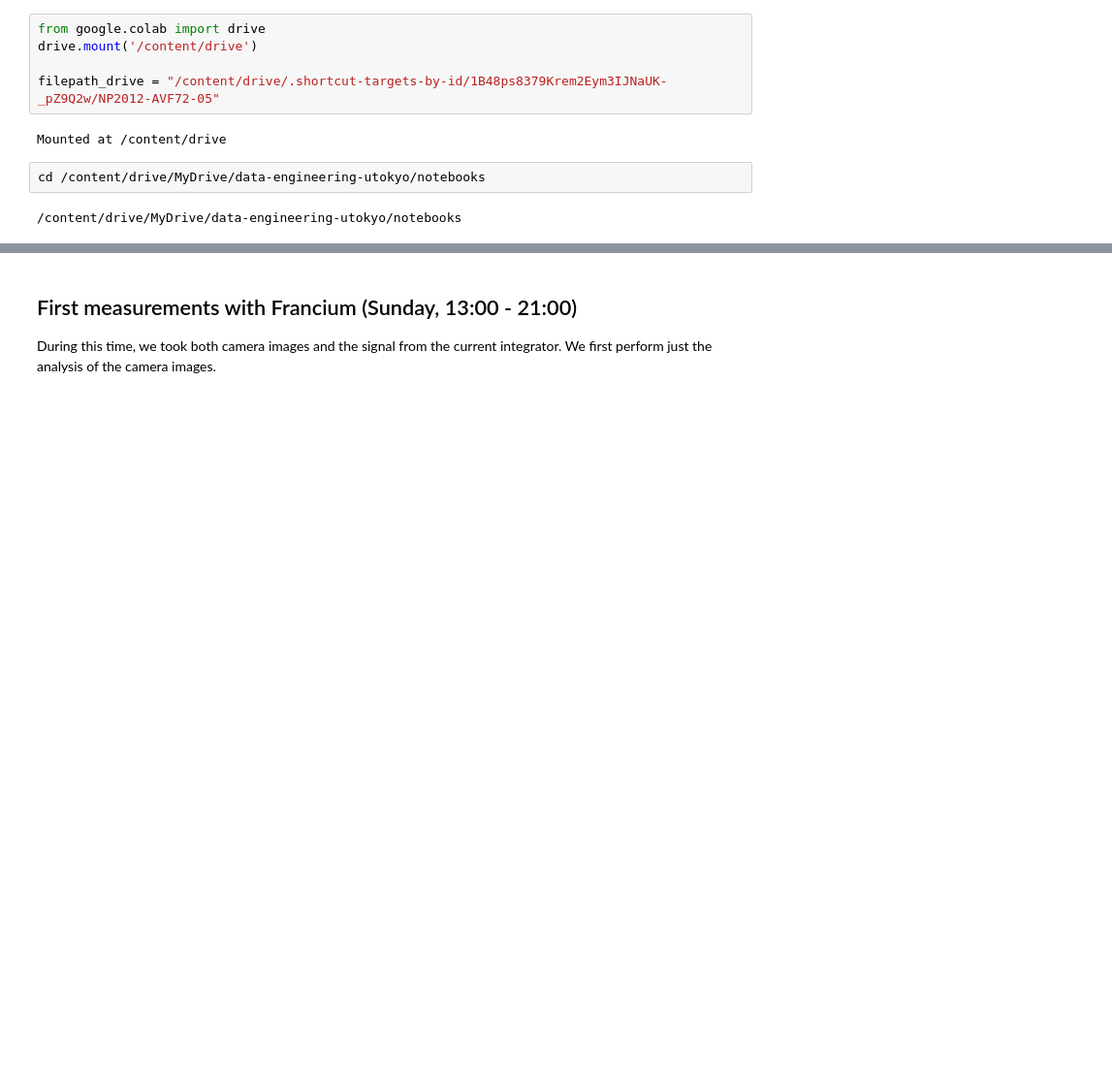
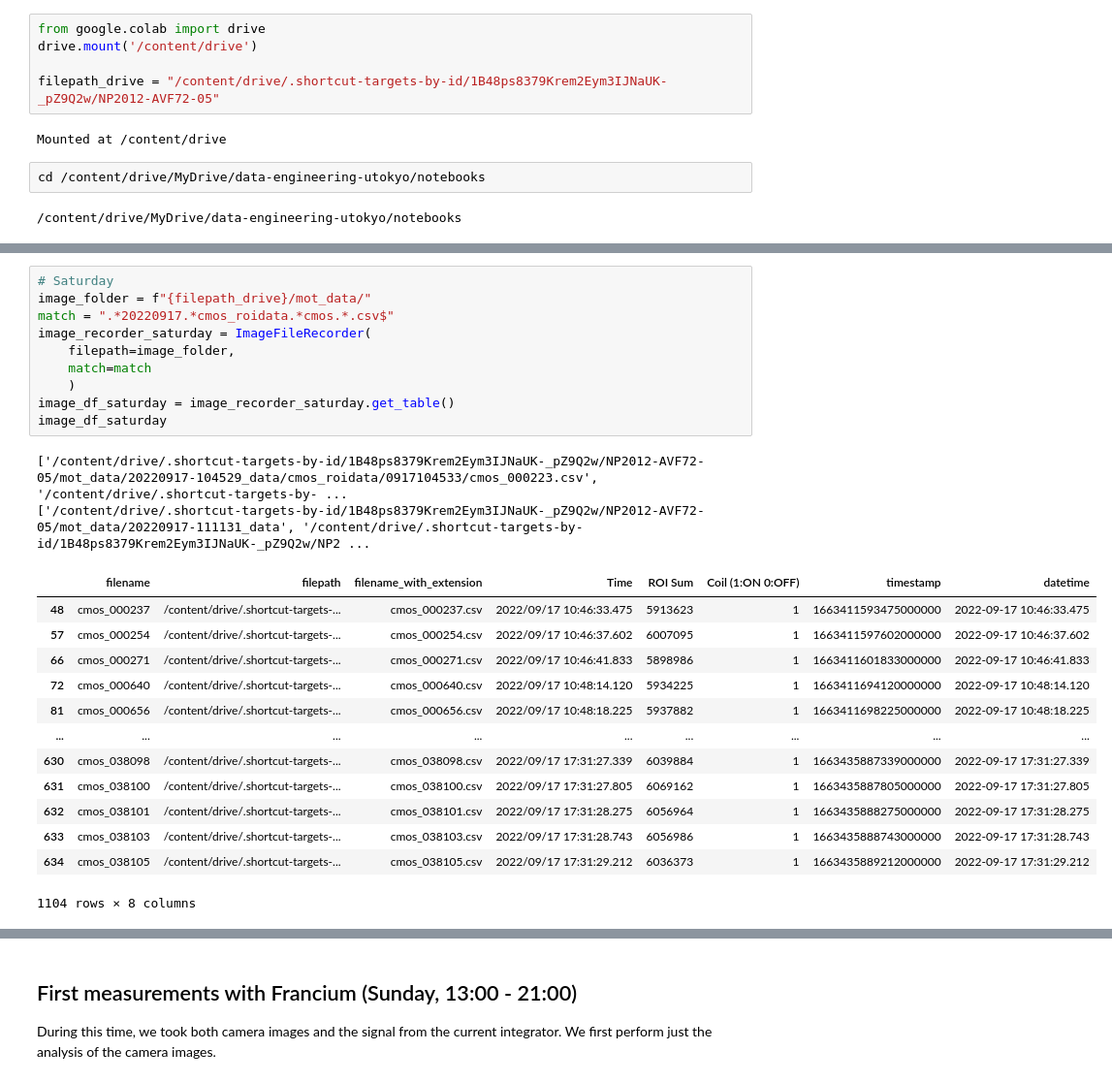
Before and after one commit to romanwixinger/data-engineering-utokyo, a Jupyter notebook: src/notebooks/beamtime_analysis.ipynb, the cells around one changed output, grey strips where cells are left out. Shown at 97% size. Drawn from its saved outputs; the diff is of its cells as text; blank space fills up the shorter version.

```diff
--- a/src/notebooks/beamtime_analysis.ipynb
+++ b/src/notebooks/beamtime_analysis.ipynb
@@ -31,0 +38,26 @@ from src.analyses.fit_mot_number import MOTMLE
+# %%
+# Saturday
+image_folder = f"{filepath_drive}/mot_data/"
+match = ".*20220917.*cmos_roidata.*cmos.*.csv$"
+image_recorder_saturday = ImageFileRecorder(
+    filepath=image_folder,
+    match=match
+    )
+image_df_saturday = image_recorder_saturday.get_table()
+image_df_saturday
+# %% [output]
+['/content/drive/.shortcut-targets-by-id/1B48ps8379Krem2Eym3IJNaUK-_pZ9Q2w/NP2012-AVF72-05/mot_data/20220917-104529_data/cmos_roidata/0917104533/cmos_000223.csv', '/content/drive/.shortcut-targets-by- ...
+['/content/drive/.shortcut-targets-by-id/1B48ps8379Krem2Eym3IJNaUK-_pZ9Q2w/NP2012-AVF72-05/mot_data/20220917-111131_data', '/content/drive/.shortcut-targets-by-id/1B48ps8379Krem2Eym3IJNaUK-_pZ9Q2w/NP2 ...
+|  | filename | filepath | filename_with_extension | Time | ROI Sum | Coil (1:ON 0:OFF) | timestamp | datetime |
+| 48 | cmos_000237 | /content/drive/.shortcut-targets-... | cmos_000237.csv | 2022/09/17 10:46:33.475 | 5913623 | 1 | 1663411593475000000 | 2022-09-17 10:46:33.475 |
+| 57 | cmos_000254 | /content/drive/.shortcut-targets-... | cmos_000254.csv | 2022/09/17 10:46:37.602 | 6007095 | 1 | 1663411597602000000 | 2022-09-17 10:46:37.602 |
+| 66 | cmos_000271 | /content/drive/.shortcut-targets-... | cmos_000271.csv | 2022/09/17 10:46:41.833 | 5898986 | 1 | 1663411601833000000 | 2022-09-17 10:46:41.833 |
+| 72 | cmos_000640 | /content/drive/.shortcut-targets-... | cmos_000640.csv | 2022/09/17 10:48:14.120 | 5934225 | 1 | 1663411694120000000 | 2022-09-17 10:48:14.120 |
+| 81 | cmos_000656 | /content/drive/.shortcut-targets-... | cmos_000656.csv | 2022/09/17 10:48:18.225 | 5937882 | 1 | 1663411698225000000 | 2022-09-17 10:48:18.225 |
+| ... | ... | ... | ... | ... | ... | ... | ... | ... |
+| 630 | cmos_038098 | /content/drive/.shortcut-targets-... | cmos_038098.csv | 2022/09/17 17:31:27.339 | 6039884 | 1 | 1663435887339000000 | 2022-09-17 17:31:27.339 |
+| 631 | cmos_038100 | /content/drive/.shortcut-targets-... | cmos_038100.csv | 2022/09/17 17:31:27.805 | 6069162 | 1 | 1663435887805000000 | 2022-09-17 17:31:27.805 |
+| 632 | cmos_038101 | /content/drive/.shortcut-targets-... | cmos_038101.csv | 2022/09/17 17:31:28.275 | 6056964 | 1 | 1663435888275000000 | 2022-09-17 17:31:28.275 |
+| 633 | cmos_038103 | /content/drive/.shortcut-targets-... | cmos_038103.csv | 2022/09/17 17:31:28.743 | 6056986 | 1 | 1663435888743000000 | 2022-09-17 17:31:28.743 |
+| 634 | cmos_038105 | /content/drive/.shortcut-targets-... | cmos_038105.csv | 2022/09/17 17:31:29.212 | 6036373 | 1 | 1663435889212000000 | 2022-09-17 17:31:29.212 |
+1104 rows × 8 columns
```
Also changed, not shown: parts of 18 cells of this notebook.
